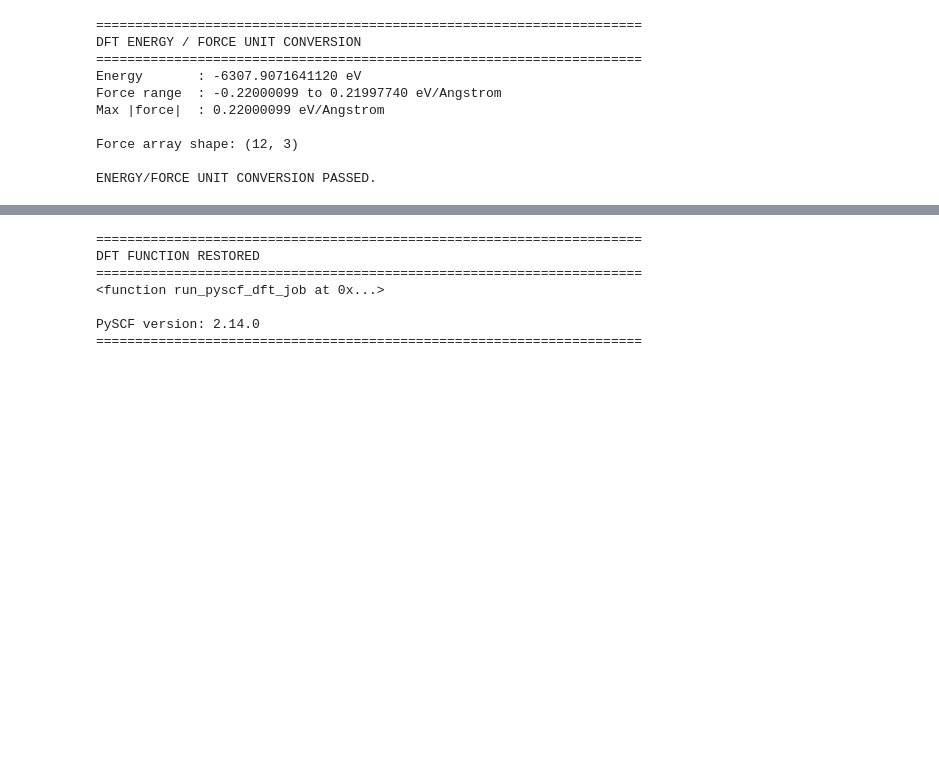
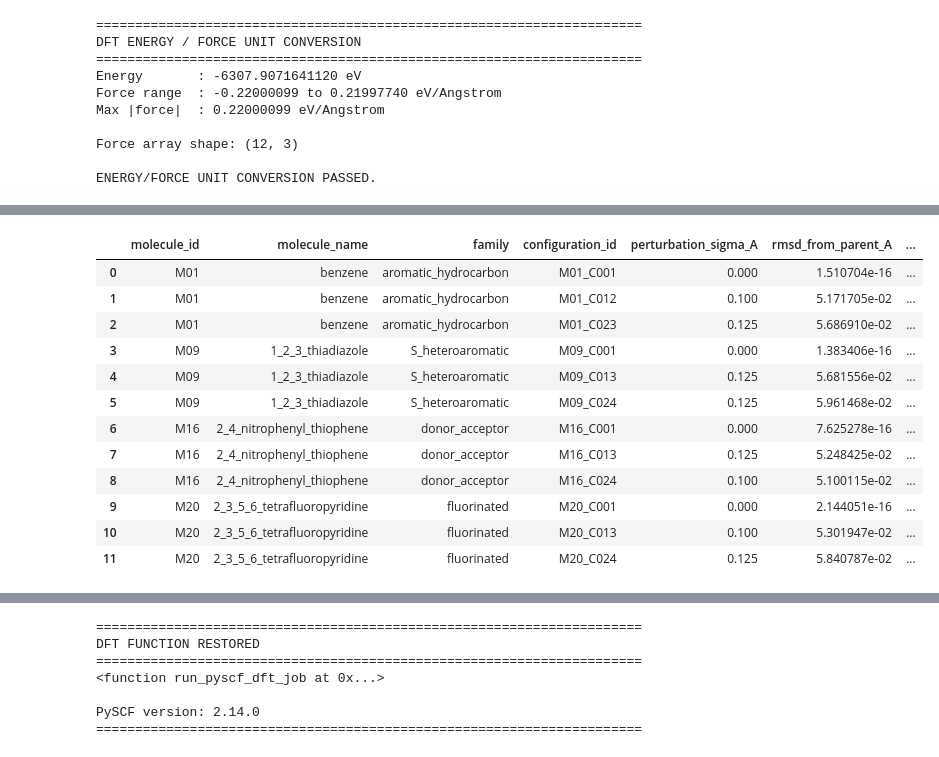
Before and after one commit to sania934/EnergyMol-MLIP, a Jupyter notebook: 04_DFT_Dataset_Generation_with_PySCF.ipynb, the cells around one changed output, grey strips where cells are left out. Saved outputs shown, nothing was run; the diff lists cells and outputs as text; code cells hidden in the pictures; blank space fills up the shorter version.

```diff
--- a/04_DFT_Dataset_Generation_with_PySCF.ipynb
+++ b/04_DFT_Dataset_Generation_with_PySCF.ipynb
@@ -1548,6 +1587,7 @@ ENERGY/FORCE UNIT CONVERSION PASSED.
 # CELL 16 — SELECT 12-CONFIGURATION DFT PILOT
 # ============================================================
 
+import numpy as np
 import pandas as pd
 from pathlib import Path
 
@@ -1574,10 +1614,9 @@ print(manifest["configuration_id"].head().tolist())
 # M16 : 2-(4-nitrophenyl)thiophene
 # M20 : 2,3,5,6-tetrafluoropyridine
 #
-# Three configurations per molecule:
-# C001 = near-parent
-# C012 = intermediate
-# C024 = stronger perturbation
+# Three configurations per molecule, evenly spaced across
+# whatever range is actually available for that molecule:
+# near-parent, intermediate, strongest perturbation.
 # ------------------------------------------------------------
 
 pilot_molecules = {
@@ -1587,11 +1626,37 @@ pilot_molecules = {
     "M20": "2,3,5,6-tetrafluoropyridine",
 }
 
-pilot_config_suffixes = [
-    "C001",
-    "C012",
-    "C024",
-]
+N_PER_MOLECULE = 3
+
+# ------------------------------------------------------------
+# Adaptive selection helper
+# ------------------------------------------------------------
+
+def select_pilot_configs(molecule_id, manifest, n_select=3):
+    """
+    Select n_select configurations spanning the available range for
+    this molecule (first, ~middle, last), robust to molecules that
+    have fewer than the nominal 24 configurations.
+    """
+    subset = manifest[
+        manifest["molecule_id"] == molecule_id
+    ].sort_values("configuration_id").reset_index(drop=True)
+
+    n_available = len(subset)
+
+    if n_available < n_select:
+        raise RuntimeError(
+            f"Only {n_available} configurations available for "
+            f"{molecule_id}, need at least {n_select}."
+        )
+
+    indices = np.linspace(
+        0, n_available - 1, n_select
+    ).round().astype(int)
+
+    indices = sorted(set(indices))
+
+    return subset.iloc[indices]
 
 # ------------------------------------------------------------
 # Select configurations
@@ -1601,20 +1666,16 @@ pilot_rows = []
 
 for molecule_id, molecule_name in pilot_molecules.items():
 
-    # Configuration IDs are stored as M01_C001, etc.
-    expected_ids = [
-        f"{molecule_id}_{suffix}"
-        for suffix in pilot_config_suffixes
-    ]
+    subset = select_pilot_configs(
+        molecule_id,
+        manifest,
+        n_select=N_PER_MOLECULE,
+    )
 
-    subset = manifest[
-        manifest["configuration_id"].isin(expected_ids)
-    ].copy()
-
-    if len(subset) != 3:
+    if len(subset) < N_PER_MOLECULE:
         print()
         print("ERROR for:", molecule_id)
-        print("Expected:", expected_ids)
+        print(f"Expected {N_PER_MOLECULE}, got {len(subset)}")
 
         available = manifest[
             manifest["molecule_id"] == molecule_id
@@ -1623,8 +1684,8 @@ for molecule_id, molecule_name in pilot_molecules.items():
         print("Available:", available[:10])
 
         raise RuntimeError(
-            f"Expected 3 configurations for {molecule_id}, "
-            f"found {len(subset)}."
+            f"Expected {N_PER_MOLECULE} configurations for "
+            f"{molecule_id}, found {len(subset)}."
         )
 
     pilot_rows.append(subset)
@@ -1650,23 +1711,24 @@ pilot_manifest = pilot_manifest.sort_values(
 # Final validation
 # ------------------------------------------------------------
 
-if len(pilot_manifest) != 12:
+expected_total = len(pilot_molecules) * N_PER_MOLECULE
+
+if len(pilot_manifest) != expected_total:
     raise RuntimeError(
-        f"Expected 12 pilot configurations, "
+        f"Expected {expected_total} pilot configurations, "
         f"found {len(pilot_manifest)}."
     )
 
-if pilot_manifest["molecule_id"].nunique() != 4:
+if pilot_manifest["molecule_id"].nunique() != len(pilot_molecules):
     raise RuntimeError(
-        "Pilot does not contain exactly 4 molecules."
+        f"Pilot does not contain exactly {len(pilot_molecules)} molecules."
     )
 
-# Check exactly 3 configurations per molecule
 counts = pilot_manifest.groupby(
     "molecule_id"
 ).size()
 
-if not (counts == 3).all():
+if not (counts == N_PER_MOLECULE).all():
     raise RuntimeError(
         f"Incorrect configurations per molecule:\n{counts}"
     )
@@ -1722,0 +1785,13 @@ Available: ['M01_C001', 'M01_C002', 'M01_C003', 'M01_C004', 'M01_C005', 'M01_C00
+|  | molecule_id | molecule_name | family | configuration_id | perturbation_sigma_A | rmsd_from_parent_A | ... |
+| 0 | M01 | benzene | aromatic_hydrocarbon | M01_C001 | 0.000 | 1.510704e-16 | ... |
+| 1 | M01 | benzene | aromatic_hydrocarbon | M01_C012 | 0.100 | 5.171705e-02 | ... |
+| 2 | M01 | benzene | aromatic_hydrocarbon | M01_C023 | 0.125 | 5.686910e-02 | ... |
+| 3 | M09 | 1_2_3_thiadiazole | S_heteroaromatic | M09_C001 | 0.000 | 1.383406e-16 | ... |
+| 4 | M09 | 1_2_3_thiadiazole | S_heteroaromatic | M09_C013 | 0.125 | 5.681556e-02 | ... |
+| 5 | M09 | 1_2_3_thiadiazole | S_heteroaromatic | M09_C024 | 0.125 | 5.961468e-02 | ... |
+| 6 | M16 | 2_4_nitrophenyl_thiophene | donor_acceptor | M16_C001 | 0.000 | 7.625278e-16 | ... |
+| 7 | M16 | 2_4_nitrophenyl_thiophene | donor_acceptor | M16_C013 | 0.125 | 5.248425e-02 | ... |
+| 8 | M16 | 2_4_nitrophenyl_thiophene | donor_acceptor | M16_C024 | 0.100 | 5.100115e-02 | ... |
+| 9 | M20 | 2_3_5_6_tetrafluoropyridine | fluorinated | M20_C001 | 0.000 | 2.144051e-16 | ... |
+| 10 | M20 | 2_3_5_6_tetrafluoropyridine | fluorinated | M20_C013 | 0.100 | 5.301947e-02 | ... |
+| 11 | M20 | 2_3_5_6_tetrafluoropyridine | fluorinated | M20_C024 | 0.125 | 5.840787e-02 | ... |
```
Also changed, not shown: parts of 37 cells of this notebook.
